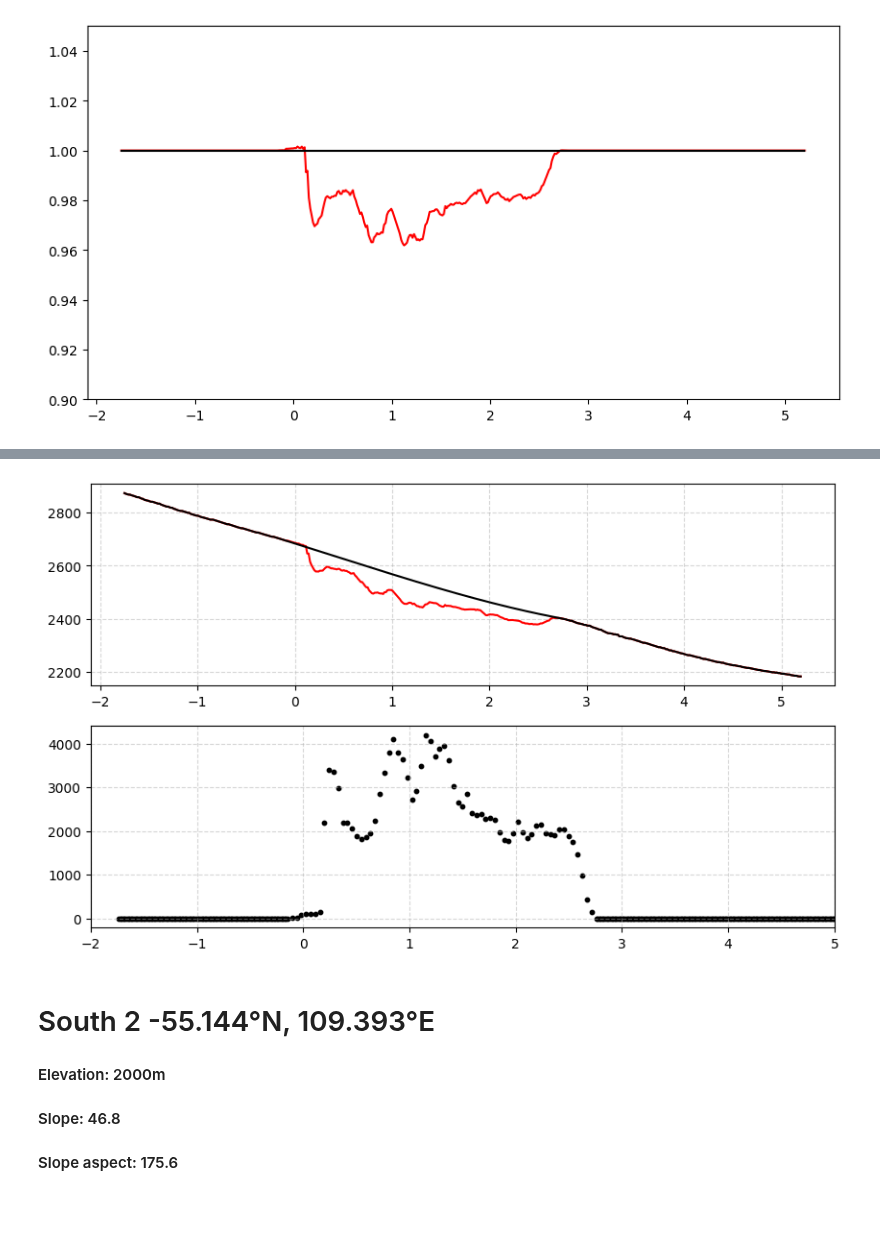
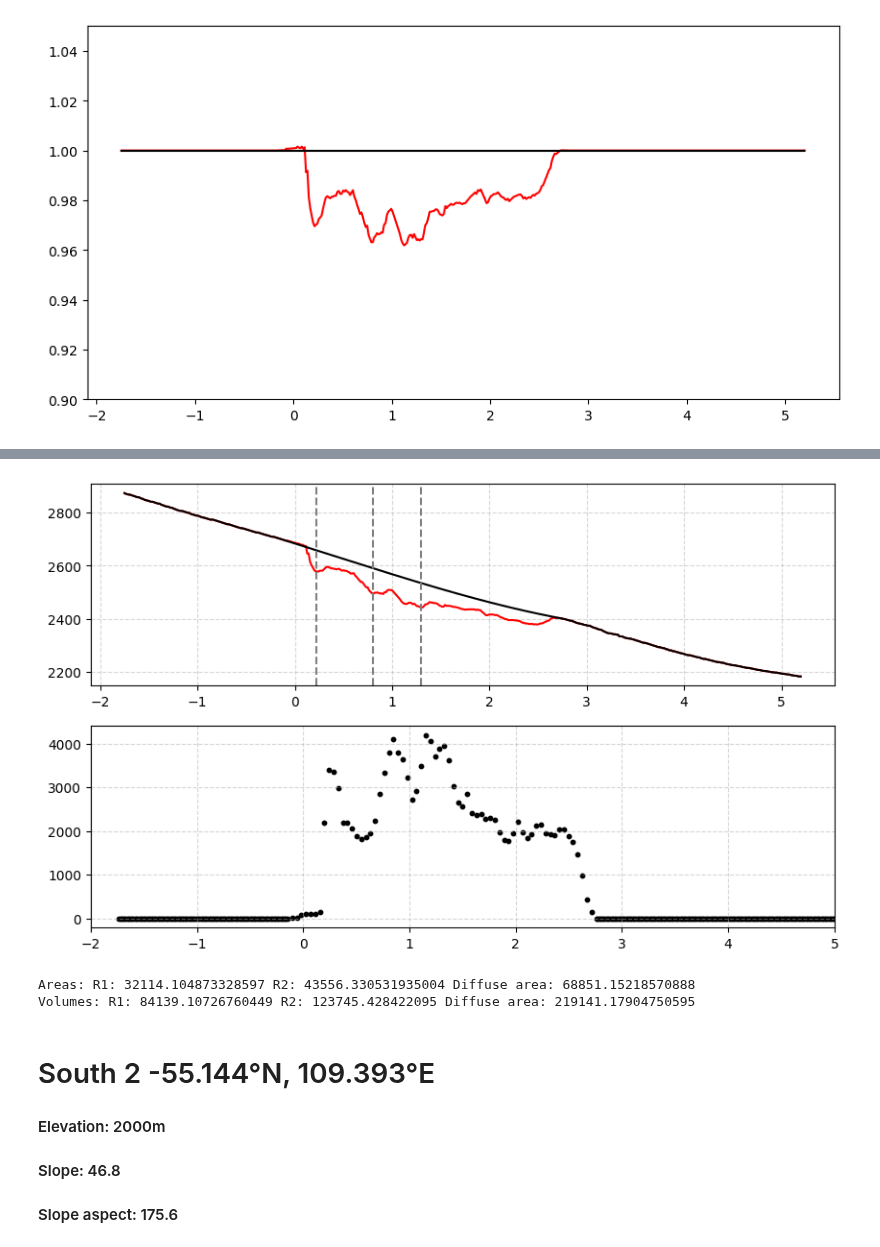
Before and after one commit to lsperezm/Martian_Icy_Scarps, a Jupyter notebook: Code/New_Scarps.ipynb, the cells around one changed output, grey strips where cells are left out. Cells and saved outputs as stored; diff of their text form; code cells hidden in the pictures; blank space fills up the shorter version.

Commit message:
Volume

```diff
--- a/Code/New_Scarps.ipynb
+++ b/Code/New_Scarps.ipynb
@@ -601,17 +603,41 @@ areaS1,locS1= AreaCalc(3,(elevationS1_cont-16),(continuum-16),distS1_cont-1.75)
 # %%
 fig, (ax1, ax2) = plt.subplots(2, 1, figsize=(10, 6), sharex=False)
 ax1.plot(distS1_cont-1.75, (elevationS1_cont-16), color='red', linewidth=1.5)
 ax1.plot(distS1_cont-1.75,(continuum-16),color='black')
+ax1.axvline(x=0.22,linestyle='--',color='gray')
+ax1.axvline(x=0.8,linestyle='--',color='gray')
+ax1.axvline(x=1.3,linestyle='--',color='gray')
 
 ax2.scatter(locS1,areaS1,s=10,c='k')
 ax2.set_xlim(-2,5)
 
 ax1.grid(True, which="both", linestyle="--", alpha=0.5)
 ax2.grid(True, which="both", linestyle="--", alpha=0.5)
 # %% [output]
-[figure, old version]
+[figure, new version]
 # %%
-width=[,6.489]
+lengths=np.linspace(0.46,6.45,len(areaS1))
+area_R1= 0
+area_R2= 0
+area_Rest= 0
+vol_R1= 0
+vol_R2= 0
+vol_Rest= 0
+for i in range(len(areaS1)):
+    if locS1[i]<0.8 and locS1[i]>0.22:
+        area_R1+=areaS1[i]
+        vol_R1+=areaS1[i]*lengths[i]
+    elif locS1[i]<1.3 and locS1[i]>0.8:
+        area_R2+=areaS1[i]
+        vol_R2+=areaS1[i]*lengths[i]
+    elif locS1[i]<3 and locS1[i]>1.3:
+        area_Rest+=areaS1[i]
+        vol_Rest+=areaS1[i]*lengths[i]
+print('Areas: R1: '+ str(area_R1)+' R2: '+str(area_R2)+' Diffuse area: '+str(area_Rest))
+print('Volumes: R1: '+str(vol_R1)+' R2: '+str(vol_R2)+' Diffuse area: '+str(vol_Rest))
+# %% [output]
+Areas: R1: 32114.104873328597 R2: 43556.330531935004 Diffuse area: 68851.15218570888
+Volumes: R1: 84139.10726760449 R2: 123745.428422095 Diffuse area: 219141.17904750595
 # %% [markdown]
 # South 2 -55.144°N, 109.393°E
 
```
Also changed, not shown: parts of 1 cell of this notebook, 3 other files.
